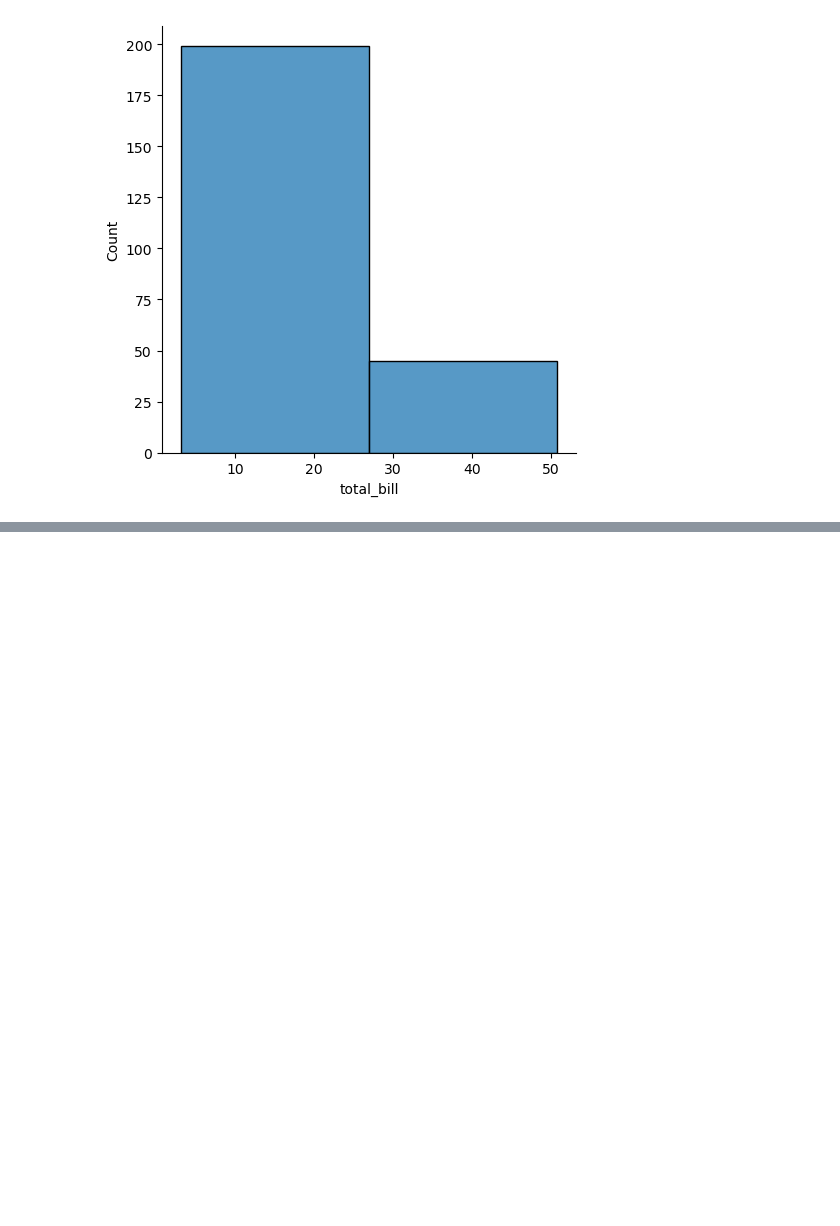
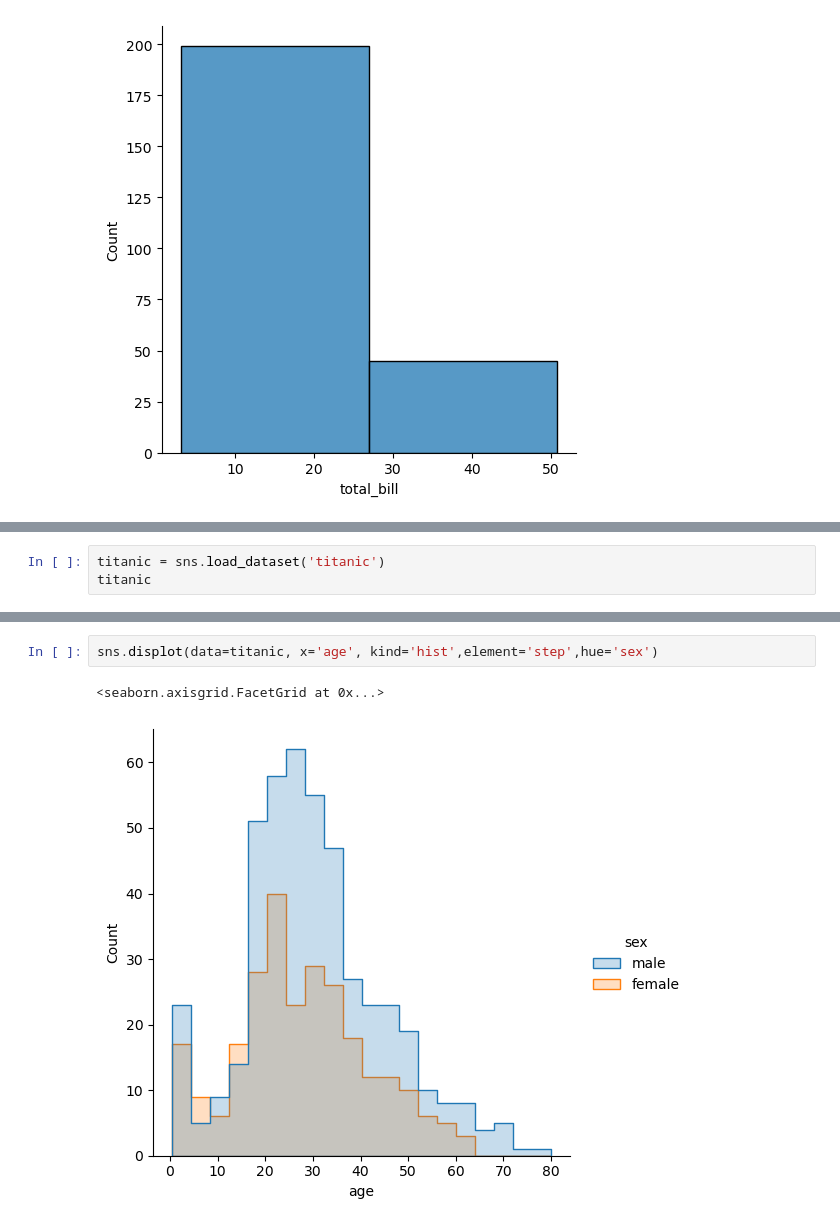
Before and after one commit to rakeshtunasahu/All-about-Python-basic-OOPs-libraries-, a Jupyter notebook: Seaborn/distribution_plot.ipynb, the cells around one changed output, grey strips where cells are left out. Cells and saved outputs as stored; diff of their text form; blank space fills up the shorter version.

```diff
--- a/Seaborn/distribution_plot.ipynb
+++ b/Seaborn/distribution_plot.ipynb
@@ -54,0 +78,3 @@ sns.displot(data=tips, x='total_bill', kind='hist',bins=2)
+# %%
+titanic = sns.load_dataset('titanic')
+titanic
@@ -54,0 +95,5 @@ sns.displot(data=tips, x='total_bill', kind='hist',bins=2)
+# %%
+sns.displot(data=titanic, x='age', kind='hist',element='step',hue='sex')
+# %% [output]
+<seaborn.axisgrid.FacetGrid at 0x...>
+[figure, added]
```
Also changed, not shown: parts of 5 cells of this notebook.
